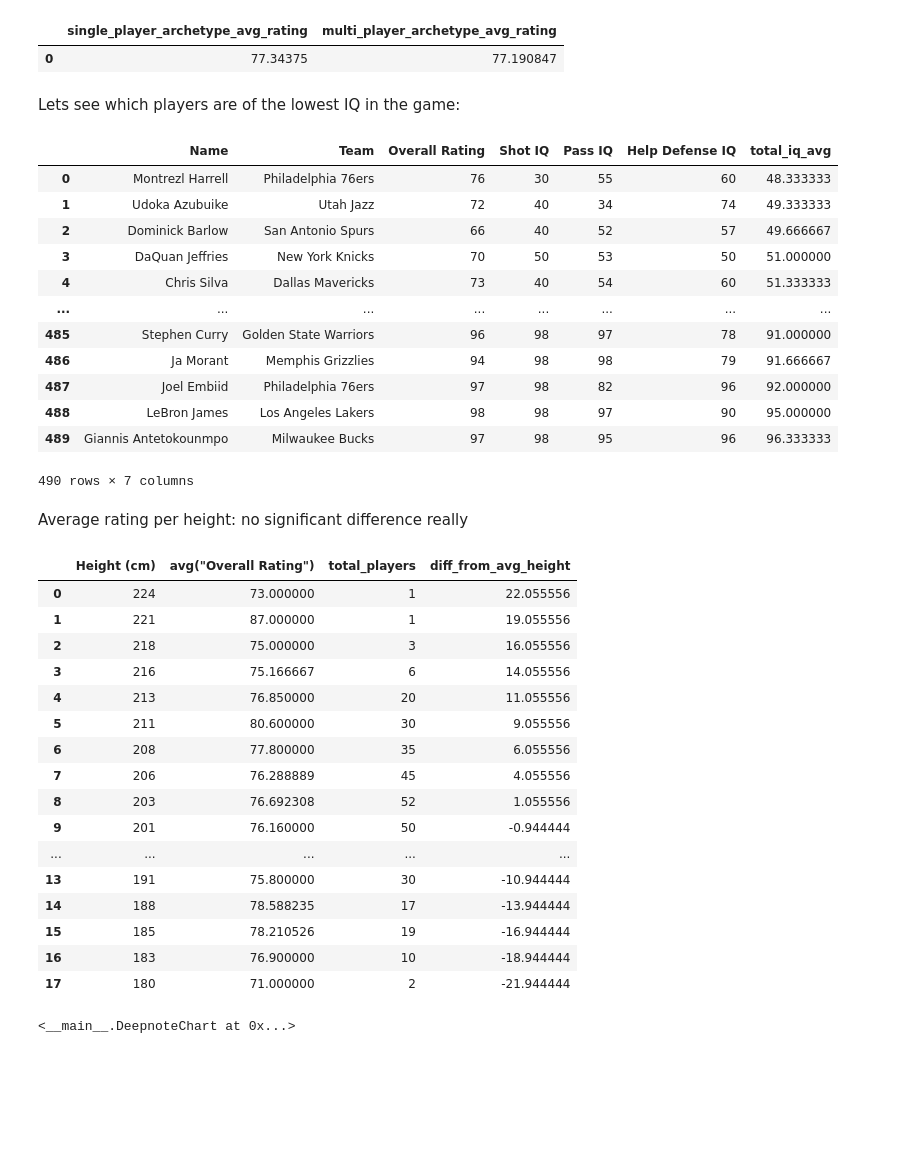
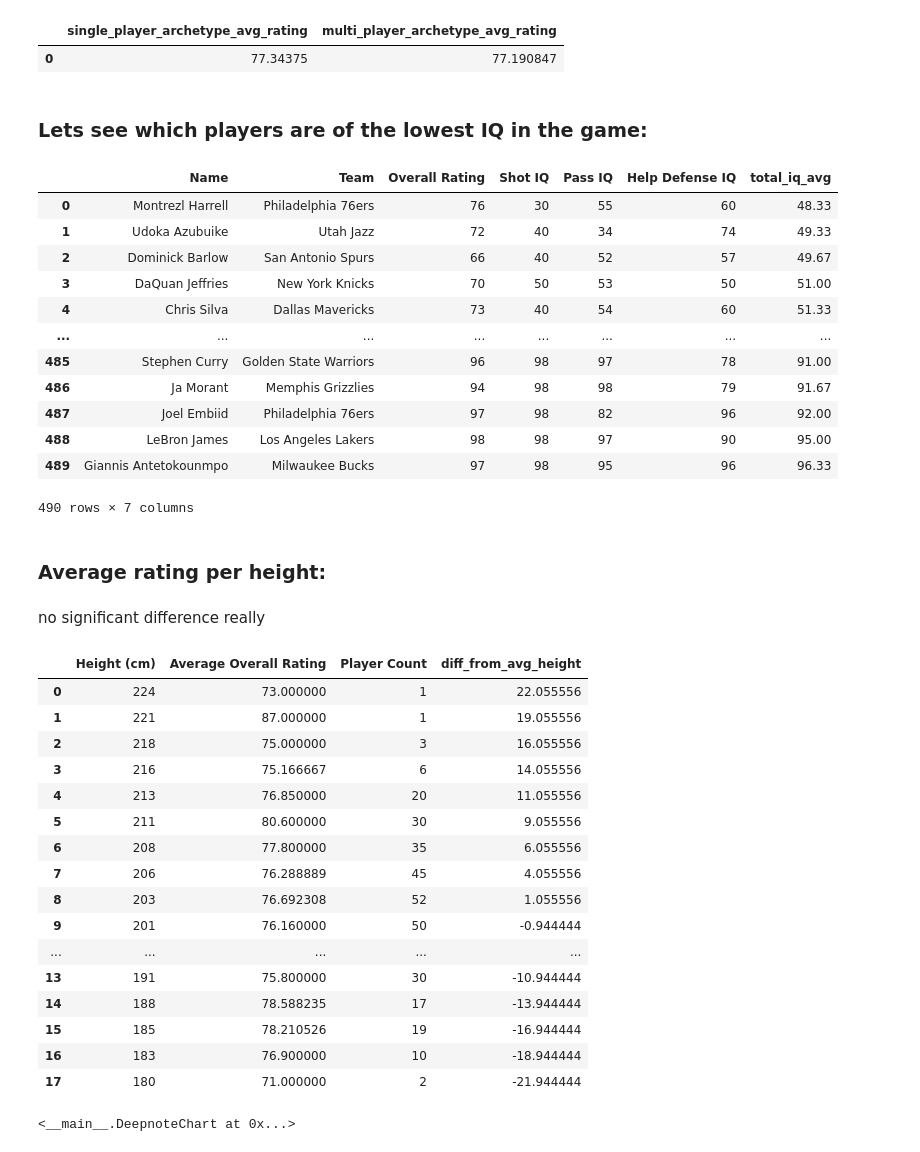
Before and after one commit to gilha/nba-2k23-etl-and-data-analysis, a Jupyter notebook: nba2k23_exploratory_data_analysis.ipynb, the cells around one changed output. Drawn from its saved outputs; the diff is of its cells as text; code cells hidden in the pictures; blank space fills up the shorter version.

```diff
--- a/nba2k23_exploratory_data_analysis.ipynb
+++ b/nba2k23_exploratory_data_analysis.ipynb
@@ -379,44 +300,33 @@ df_15
 |  | single_player_archetype_avg_rating | multi_player_archetype_avg_rating |
 | 0 | 77.34375 | 77.190847 |
 # %% [markdown]
-Lets see which players are of the lowest IQ in the game:
+### Lets see which players are of the lowest IQ in the game:
 # %%
-
-
-df_13 = _deepnote_execute_sql("""SELECT Name, Team, "Overall Rating", "Shot IQ", "Pass IQ", "Help Defense IQ",
-       ("Shot IQ" + "Pass IQ" + "Help Defense IQ")/3.0 AS total_iq_avg
-FROM df
-ORDER BY 7
-""", 'SQL_DEEPNOTE_DATAFRAME_SQL')
+df_13 = _deepnote_execute_sql('SELECT Name, Team, "Overall Rating", "Shot IQ", "Pass IQ", "Help Defense IQ", \n       ROUND(("Shot IQ" + "Pass IQ" + "Help Defense IQ")/3.0, 2) AS total_iq_avg\nFROM df\nORDER BY 7', 'SQL_DEEPNOTE_DATAFRAME_SQL')
 df_13
 # %% [output]
 |  | Name | Team | Overall Rating | Shot IQ | Pass IQ | Help Defense IQ | total_iq_avg |
-| 0 | Montrezl Harrell | Philadelphia 76ers | 76 | 30 | 55 | 60 | 48.333333 |
-| 1 | Udoka Azubuike | Utah Jazz | 72 | 40 | 34 | 74 | 49.333333 |
-| 2 | Dominick Barlow | San Antonio Spurs | 66 | 40 | 52 | 57 | 49.666667 |
-| 3 | DaQuan Jeffries | New York Knicks | 70 | 50 | 53 | 50 | 51.000000 |
-| 4 | Chris Silva | Dallas Mavericks | 73 | 40 | 54 | 60 | 51.333333 |
+| 0 | Montrezl Harrell | Philadelphia 76ers | 76 | 30 | 55 | 60 | 48.33 |
+| 1 | Udoka Azubuike | Utah Jazz | 72 | 40 | 34 | 74 | 49.33 |
+| 2 | Dominick Barlow | San Antonio Spurs | 66 | 40 | 52 | 57 | 49.67 |
+| 3 | DaQuan Jeffries | New York Knicks | 70 | 50 | 53 | 50 | 51.00 |
+| 4 | Chris Silva | Dallas Mavericks | 73 | 40 | 54 | 60 | 51.33 |
 | ... | ... | ... | ... | ... | ... | ... | ... |
-| 485 | Stephen Curry | Golden State Warriors | 96 | 98 | 97 | 78 | 91.000000 |
-| 486 | Ja Morant | Memphis Grizzlies | 94 | 98 | 98 | 79 | 91.666667 |
-| 487 | Joel Embiid | Philadelphia 76ers | 97 | 98 | 82 | 96 | 92.000000 |
-| 488 | LeBron James | Los Angeles Lakers | 98 | 98 | 97 | 90 | 95.000000 |
-| 489 | Giannis Antetokounmpo | Milwaukee Bucks | 97 | 98 | 95 | 96 | 96.333333 |
+| 485 | Stephen Curry | Golden State Warriors | 96 | 98 | 97 | 78 | 91.00 |
+| 486 | Ja Morant | Memphis Grizzlies | 94 | 98 | 98 | 79 | 91.67 |
+| 487 | Joel Embiid | Philadelphia 76ers | 97 | 98 | 82 | 96 | 92.00 |
+| 488 | LeBron James | Los Angeles Lakers | 98 | 98 | 97 | 90 | 95.00 |
+| 489 | Giannis Antetokounmpo | Milwaukee Bucks | 97 | 98 | 95 | 96 | 96.33 |
 490 rows × 7 columns
+# %% [markdown]
+### Average rating per height:
 # %% [markdown]
-Average rating per height: no significant difference really
+no significant difference really
 # %%
-
-
-df_14 = _deepnote_execute_sql("""SELECT "Height (cm)", AVG("Overall Rating"), COUNT(1) as total_players,
-       "Height (cm)" - AVG("Height (cm)") OVER() as diff_from_avg_height
-FROM df
-GROUP BY 1
-ORDER BY 1 DESC
-""", 'SQL_DEEPNOTE_DATAFRAME_SQL')
+df_14 = _deepnote_execute_sql('SELECT "Height (cm)", AVG("Overall Rating") as "Average Overall Rating", COUNT(1) as "Player Count", \n       "Height (cm)" - AVG("Height (cm)") OVER() as diff_from_avg_height\nFROM df\nGROUP BY 1\nORDER BY 1 DESC', 'SQL_DEEPNOTE_DATAFRAME_SQL')
 df_14
 # %% [output]
-|  | Height (cm) | avg("Overall Rating") | total_players | diff_from_avg_height |
+|  | Height (cm) | Average Overall Rating | Player Count | diff_from_avg_height |
 | 0 | 224 | 73.000000 | 1 | 22.055556 |
 | 1 | 221 | 87.000000 | 1 | 19.055556 |
 | 2 | 218 | 75.000000 | 3 | 16.055556 |
```
Also changed, not shown: parts of 49 cells of this notebook.
